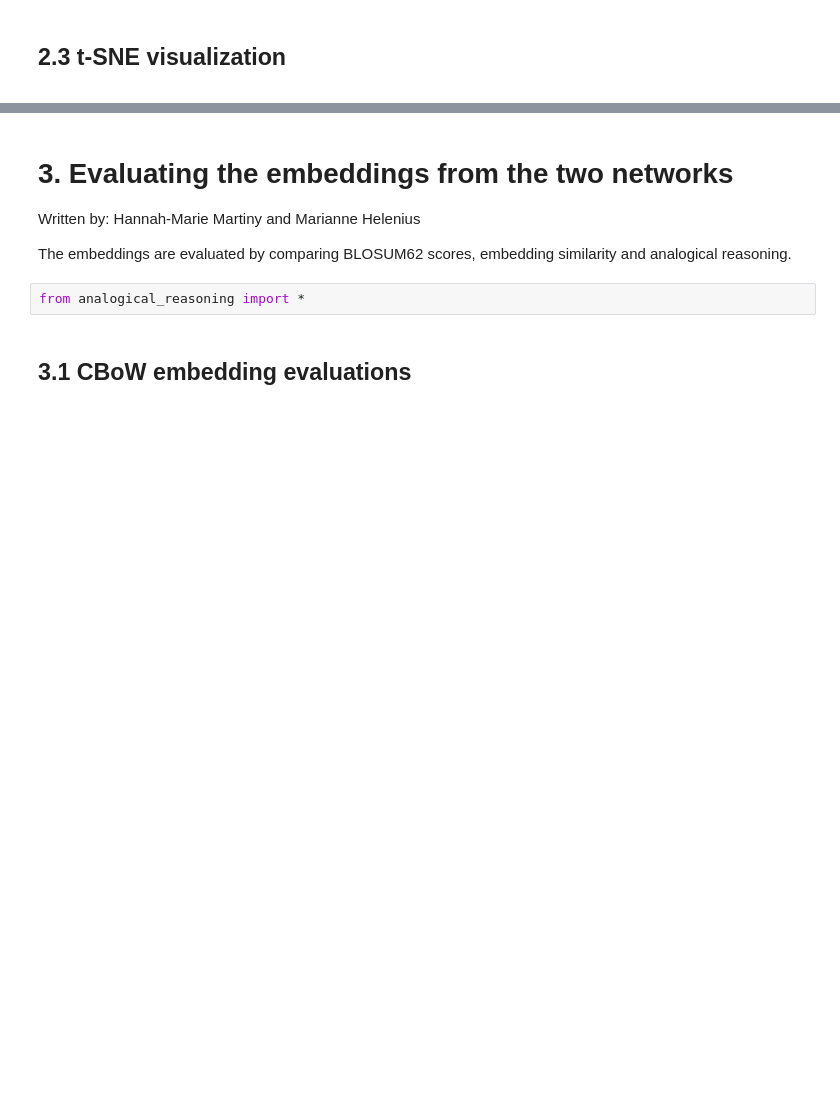
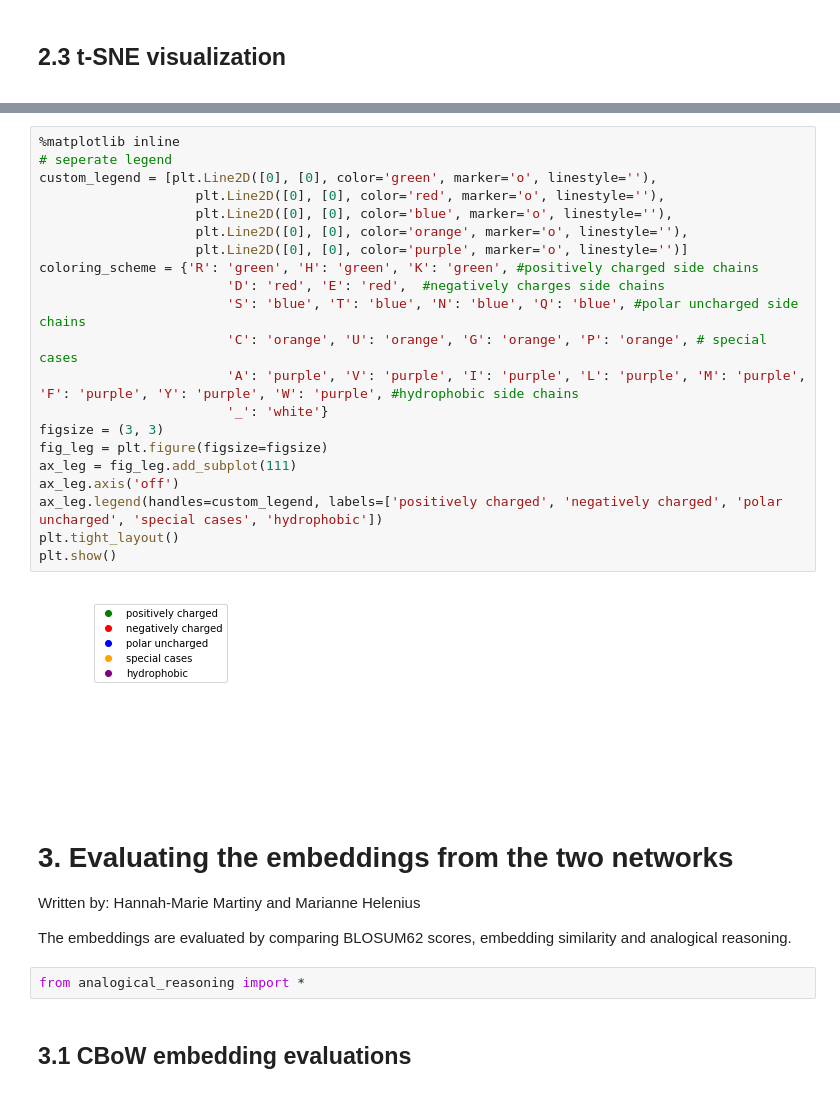
Before and after one commit to mari756h/The_unemployed_cells, a Jupyter notebook: Main results.ipynb, the cells around one changed output, grey strips where cells are left out. Saved outputs shown, nothing was run; the diff lists cells and outputs as text; blank space fills up the shorter version.

```diff
--- a/Main results.ipynb
+++ b/Main results.ipynb
@@ -372,3 +373,26 @@ plot_tSNE(idx2vec=idx2vec, word2idx=preprocess_test.word2idx, words=words_array,
+# %%
+%matplotlib inline
+# seperate legend
+custom_legend = [plt.Line2D([0], [0], color='green', marker='o', linestyle=''),
+                    plt.Line2D([0], [0], color='red', marker='o', linestyle=''),
+                    plt.Line2D([0], [0], color='blue', marker='o', linestyle=''),
+                    plt.Line2D([0], [0], color='orange', marker='o', linestyle=''),
+                    plt.Line2D([0], [0], color='purple', marker='o', linestyle='')]
+coloring_scheme = {'R': 'green', 'H': 'green', 'K': 'green', #positively charged side chains
+                        'D': 'red', 'E': 'red',  #negatively charges side chains
+                        'S': 'blue', 'T': 'blue', 'N': 'blue', 'Q': 'blue', #polar uncharged side chains
+                        'C': 'orange', 'U': 'orange', 'G': 'orange', 'P': 'orange', # special cases
+                        'A': 'purple', 'V': 'purple', 'I': 'purple', 'L': 'purple', 'M': 'purple', 'F': 'purple', 'Y': 'purple', 'W': 'purple', #hydrophobic side chains
+                        '_': 'white'}
+figsize = (3, 3)
+fig_leg = plt.figure(figsize=figsize)
+ax_leg = fig_leg.add_subplot(111)
+ax_leg.axis('off')
+ax_leg.legend(handles=custom_legend, labels=['positively charged', 'negatively charged', 'polar uncharged', 'special cases', 'hydrophobic'])
+plt.tight_layout()
+plt.show()
+# %% [output]
+[figure, added]
 # %% [markdown]
 # 3. Evaluating the embeddings from the two networks
 <a id="embeddings"></a>
```
Also changed, not shown: parts of 4 cells of this notebook, 1 other file.
